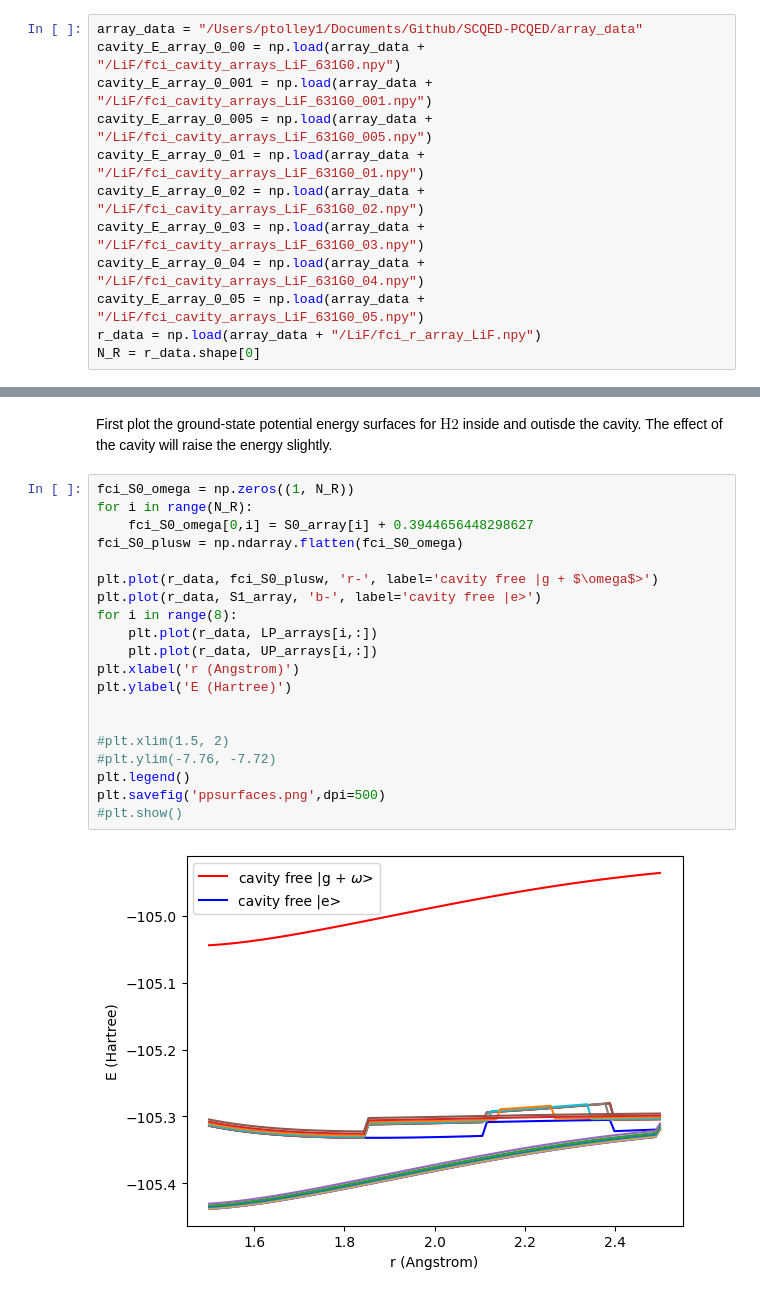
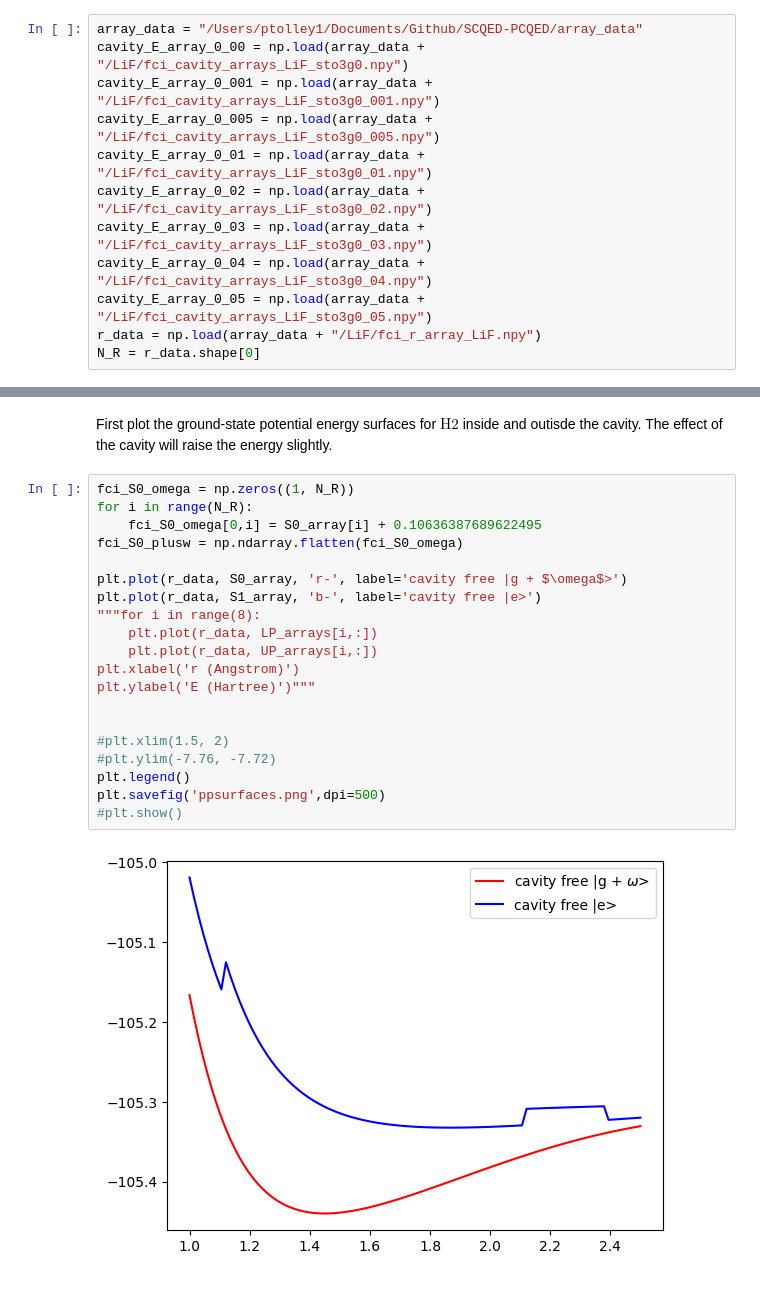
Before and after one commit to FoleyLab/SCQED-PCQED, a Jupyter notebook: src/QED-FCI_LiF_HR.ipynb, the cells around one changed output, grey strips where cells are left out. Cells and saved outputs as stored; diff of their text form.

```diff
--- a/src/QED-FCI_LiF_HR.ipynb
+++ b/src/QED-FCI_LiF_HR.ipynb
@@ -23,13 +15,13 @@ please provide us feedback at https://github.com/pandas-dev/pandas/issues/54466
 # %%
 array_data = "/Users/ptolley1/Documents/Github/SCQED-PCQED/array_data"
-cavity_E_array_0_00 = np.load(array_data + "/LiF/fci_cavity_arrays_LiF_631G0.npy")
-cavity_E_array_0_001 = np.load(array_data + "/LiF/fci_cavity_arrays_LiF_631G0_001.npy")
-cavity_E_array_0_005 = np.load(array_data + "/LiF/fci_cavity_arrays_LiF_631G0_005.npy")
-cavity_E_array_0_01 = np.load(array_data + "/LiF/fci_cavity_arrays_LiF_631G0_01.npy")
-cavity_E_array_0_02 = np.load(array_data + "/LiF/fci_cavity_arrays_LiF_631G0_02.npy")
-cavity_E_array_0_03 = np.load(array_data + "/LiF/fci_cavity_arrays_LiF_631G0_03.npy")
-cavity_E_array_0_04 = np.load(array_data + "/LiF/fci_cavity_arrays_LiF_631G0_04.npy")
-cavity_E_array_0_05 = np.load(array_data + "/LiF/fci_cavity_arrays_LiF_631G0_05.npy")
+cavity_E_array_0_00 = np.load(array_data + "/LiF/fci_cavity_arrays_LiF_sto3g0.npy")
+cavity_E_array_0_001 = np.load(array_data + "/LiF/fci_cavity_arrays_LiF_sto3g0_001.npy")
+cavity_E_array_0_005 = np.load(array_data + "/LiF/fci_cavity_arrays_LiF_sto3g0_005.npy")
+cavity_E_array_0_01 = np.load(array_data + "/LiF/fci_cavity_arrays_LiF_sto3g0_01.npy")
+cavity_E_array_0_02 = np.load(array_data + "/LiF/fci_cavity_arrays_LiF_sto3g0_02.npy")
+cavity_E_array_0_03 = np.load(array_data + "/LiF/fci_cavity_arrays_LiF_sto3g0_03.npy")
+cavity_E_array_0_04 = np.load(array_data + "/LiF/fci_cavity_arrays_LiF_sto3g0_04.npy")
+cavity_E_array_0_05 = np.load(array_data + "/LiF/fci_cavity_arrays_LiF_sto3g0_05.npy")
 r_data = np.load(array_data + "/LiF/fci_r_array_LiF.npy")
 N_R = r_data.shape[0]
 # %% [markdown]
@@ -226,25 +219,25 @@ First plot the ground-state potential energy surfaces for $ \text{H2} $ inside a
 # %%
 fci_S0_omega = np.zeros((1, N_R))
 for i in range(N_R):
-    fci_S0_omega[0,i] = S0_array[i] + 0.3944656448298627
+    fci_S0_omega[0,i] = S0_array[i] + 0.10636387689622495
 fci_S0_plusw = np.ndarray.flatten(fci_S0_omega)
 
-plt.plot(r_data, fci_S0_plusw, 'r-', label='cavity free |g + $\omega$>')
+plt.plot(r_data, S0_array, 'r-', label='cavity free |g + $\omega$>')
 plt.plot(r_data, S1_array, 'b-', label='cavity free |e>')
-for i in range(8):
+"""for i in range(8):
     plt.plot(r_data, LP_arrays[i,:])
     plt.plot(r_data, UP_arrays[i,:])
 plt.xlabel('r (Angstrom)')
-plt.ylabel('E (Hartree)')
+plt.ylabel('E (Hartree)')"""
 
 
 #plt.xlim(1.5, 2)
 #plt.ylim(-7.76, -7.72)
 plt.legend()
 plt.savefig('ppsurfaces.png',dpi=500)
 #plt.show()
 # %% [output]
-[figure, old version]
+[figure, new version]
 # %%
 #pd.DataFrame(matrix).to_clipboard()
 
```
Also changed, not shown: parts of 5 cells of this notebook, 21 other files.
